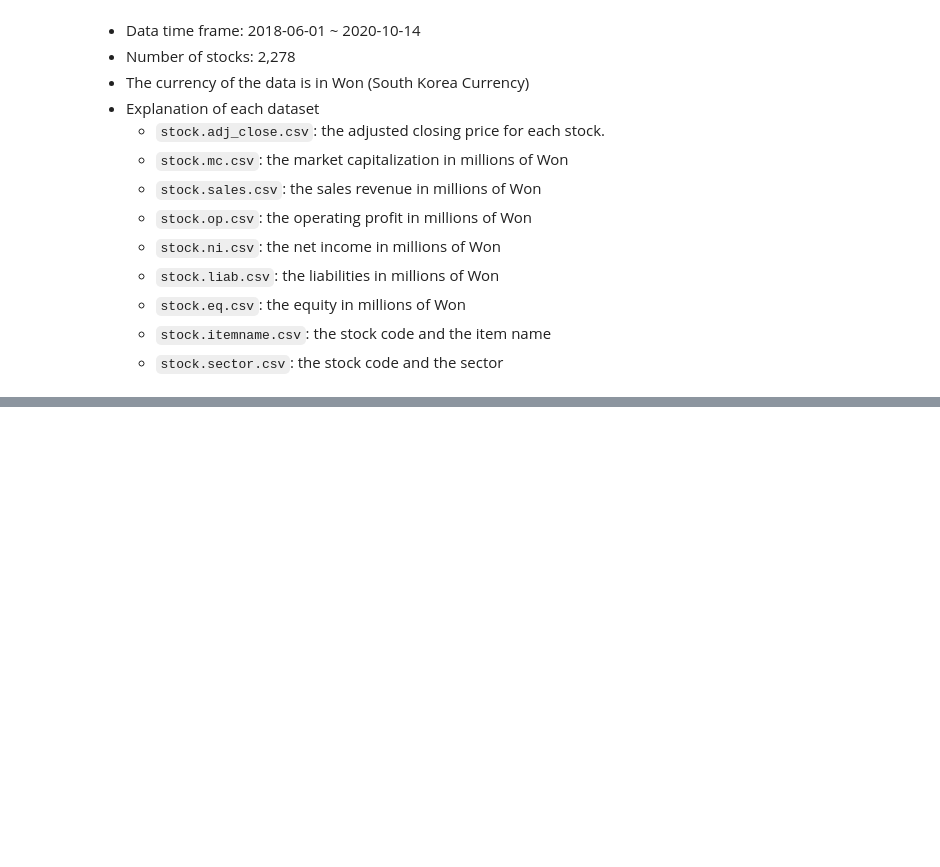
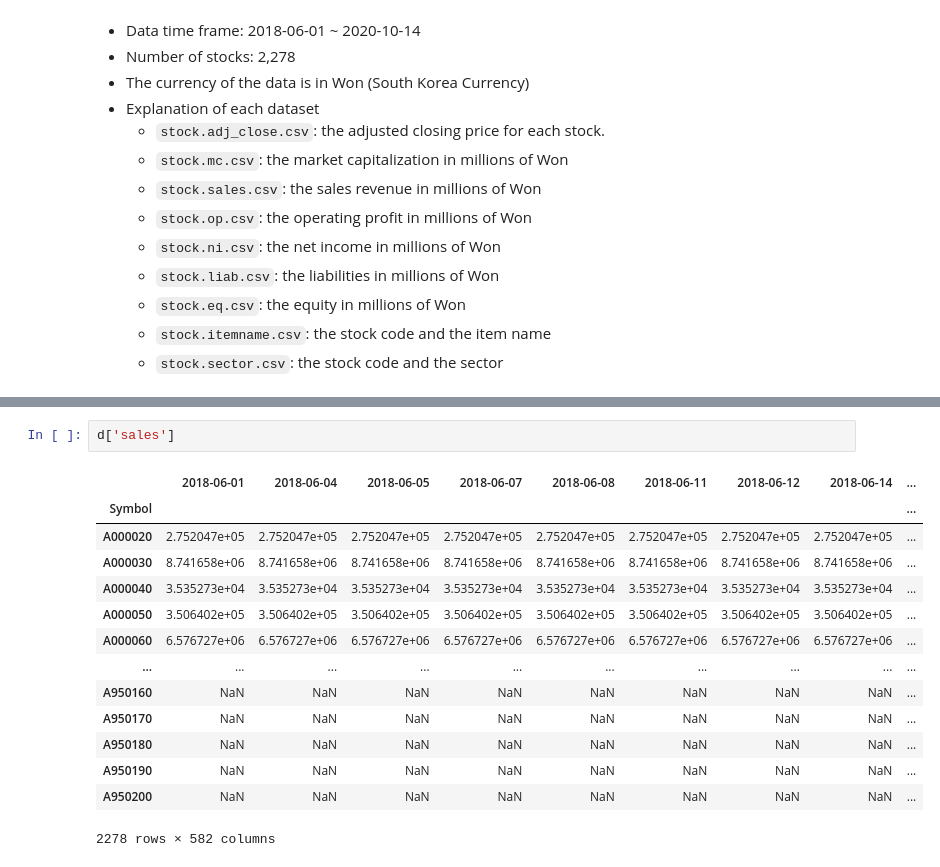
Before and after one commit to mjmax75/Stock_Analysis, a Jupyter notebook: stock_analysis.ipynb, the cells around one changed output, grey strips where cells are left out. Cells and saved outputs as stored; diff of their text form; blank space fills up the shorter version.

```diff
--- a/stock_analysis.ipynb
+++ b/stock_analysis.ipynb
@@ -50,0 +88,17 @@ done!  (2278, 582)
+# %%
+d['sales']
+# %% [output]
+|  | 2018-06-01 | 2018-06-04 | 2018-06-05 | 2018-06-07 | 2018-06-08 | 2018-06-11 | 2018-06-12 | 2018-06-14 | ... |
+| Symbol |  |  |  |  |  |  |  |  | ... |
+| A000020 | 2.752047e+05 | 2.752047e+05 | 2.752047e+05 | 2.752047e+05 | 2.752047e+05 | 2.752047e+05 | 2.752047e+05 | 2.752047e+05 | ... |
+| A000030 | 8.741658e+06 | 8.741658e+06 | 8.741658e+06 | 8.741658e+06 | 8.741658e+06 | 8.741658e+06 | 8.741658e+06 | 8.741658e+06 | ... |
+| A000040 | 3.535273e+04 | 3.535273e+04 | 3.535273e+04 | 3.535273e+04 | 3.535273e+04 | 3.535273e+04 | 3.535273e+04 | 3.535273e+04 | ... |
+| A000050 | 3.506402e+05 | 3.506402e+05 | 3.506402e+05 | 3.506402e+05 | 3.506402e+05 | 3.506402e+05 | 3.506402e+05 | 3.506402e+05 | ... |
+| A000060 | 6.576727e+06 | 6.576727e+06 | 6.576727e+06 | 6.576727e+06 | 6.576727e+06 | 6.576727e+06 | 6.576727e+06 | 6.576727e+06 | ... |
+| ... | ... | ... | ... | ... | ... | ... | ... | ... | ... |
+| A950160 | NaN | NaN | NaN | NaN | NaN | NaN | NaN | NaN | ... |
+| A950170 | NaN | NaN | NaN | NaN | NaN | NaN | NaN | NaN | ... |
+| A950180 | NaN | NaN | NaN | NaN | NaN | NaN | NaN | NaN | ... |
+| A950190 | NaN | NaN | NaN | NaN | NaN | NaN | NaN | NaN | ... |
+| A950200 | NaN | NaN | NaN | NaN | NaN | NaN | NaN | NaN | ... |
+2278 rows × 582 columns
```
Also changed, not shown: parts of 7 cells of this notebook.
